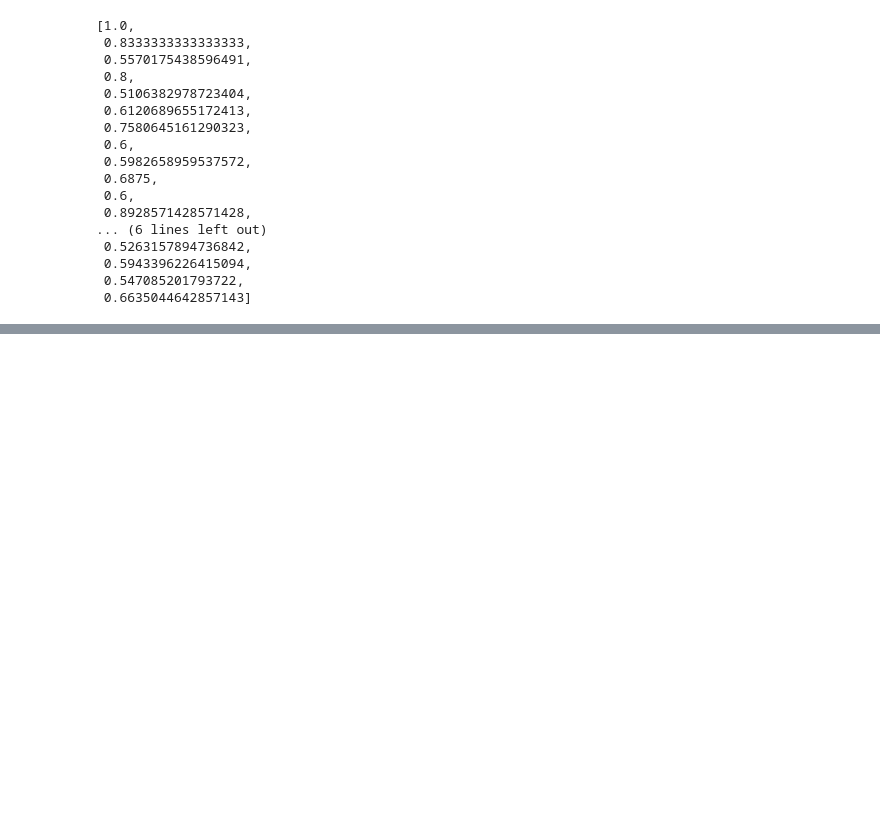
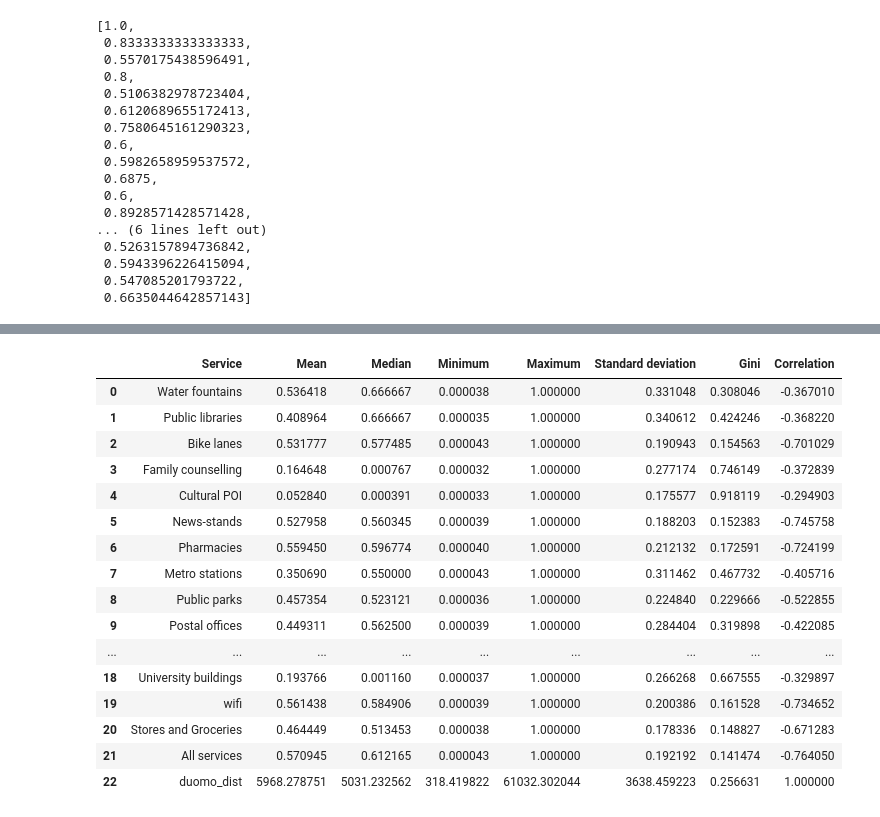
Before and after one commit to giuliofrey/bsc_thesis, a Jupyter notebook: code/analysis.ipynb, the cells around one changed output, grey strips where cells are left out. Saved outputs shown, nothing was run; the diff lists cells and outputs as text; code cells hidden in the pictures; blank space fills up the shorter version.

```diff
--- a/code/analysis.ipynb
+++ b/code/analysis.ipynb
@@ -228,0 +271,5 @@ index_df
+# %%
+corr_df=index_df.corr()[3:].duomo_dist.reset_index()
+corr_df.columns=['Service', 'Correlation']
+corr_df=corr_df.replace({"Service": labels})
+corr_df
@@ -228,0 +294,35 @@ index_df
+# %%
+def gini(x):
+    total = 0
+    for i, xi in enumerate(x[:-1], 1):
+        total += np.sum(np.abs(xi - x[i:]))
+    return total / (len(x)**2 * np.mean(x))
+# %%
+corr_df['Mean'] = [index_df[column].mean() for column in list(index_df.loc[:, 'acqua':].columns)]
+corr_df['Median'] = [index_df[column].median() for column in list(index_df.loc[:, 'acqua':].columns)]
+corr_df['Minimum'] = [index_df[column].min() for column in list(index_df.loc[:, 'acqua':].columns)]
+corr_df['Maximum'] = [index_df[column].max() for column in list(index_df.loc[:, 'acqua':].columns)]
+corr_df['Standard deviation'] = [index_df[column].std() for column in list(index_df.loc[:, 'acqua':].columns)]
+corr_df['Gini']=[gini(index_df[column]) for column in list(index_df.loc[:,'acqua':].columns)]
+column_to_move = corr_df.pop("Correlation")
+corr_df.insert(7, "Correlation", column_to_move)
+pyperclip.copy(corr_df.to_latex(index=False))
+corr_df
+# %% [output]
+|  | Service | Mean | Median | Minimum | Maximum | Standard deviation | Gini | Correlation |
+| 0 | Water fountains | 0.536418 | 0.666667 | 0.000038 | 1.000000 | 0.331048 | 0.308046 | -0.367010 |
+| 1 | Public libraries | 0.408964 | 0.666667 | 0.000035 | 1.000000 | 0.340612 | 0.424246 | -0.368220 |
+| 2 | Bike lanes | 0.531777 | 0.577485 | 0.000043 | 1.000000 | 0.190943 | 0.154563 | -0.701029 |
+| 3 | Family counselling | 0.164648 | 0.000767 | 0.000032 | 1.000000 | 0.277174 | 0.746149 | -0.372839 |
+| 4 | Cultural POI | 0.052840 | 0.000391 | 0.000033 | 1.000000 | 0.175577 | 0.918119 | -0.294903 |
+| 5 | News-stands | 0.527958 | 0.560345 | 0.000039 | 1.000000 | 0.188203 | 0.152383 | -0.745758 |
+| 6 | Pharmacies | 0.559450 | 0.596774 | 0.000040 | 1.000000 | 0.212132 | 0.172591 | -0.724199 |
+| 7 | Metro stations | 0.350690 | 0.550000 | 0.000043 | 1.000000 | 0.311462 | 0.467732 | -0.405716 |
+| 8 | Public parks | 0.457354 | 0.523121 | 0.000036 | 1.000000 | 0.224840 | 0.229666 | -0.522855 |
+| 9 | Postal offices | 0.449311 | 0.562500 | 0.000039 | 1.000000 | 0.284404 | 0.319898 | -0.422085 |
+| ... | ... | ... | ... | ... | ... | ... | ... | ... |
+| 18 | University buildings | 0.193766 | 0.001160 | 0.000037 | 1.000000 | 0.266268 | 0.667555 | -0.329897 |
+| 19 | wifi | 0.561438 | 0.584906 | 0.000039 | 1.000000 | 0.200386 | 0.161528 | -0.734652 |
+| 20 | Stores and Groceries | 0.464449 | 0.513453 | 0.000038 | 1.000000 | 0.178336 | 0.148827 | -0.671283 |
+| 21 | All services | 0.570945 | 0.612165 | 0.000043 | 1.000000 | 0.192192 | 0.141474 | -0.764050 |
+| 22 | duomo_dist | 5968.278751 | 5031.232562 | 318.419822 | 61032.302044 | 3638.459223 | 0.256631 | 1.000000 |
```
Also changed, not shown: parts of 14 cells of this notebook, 33 other files.
